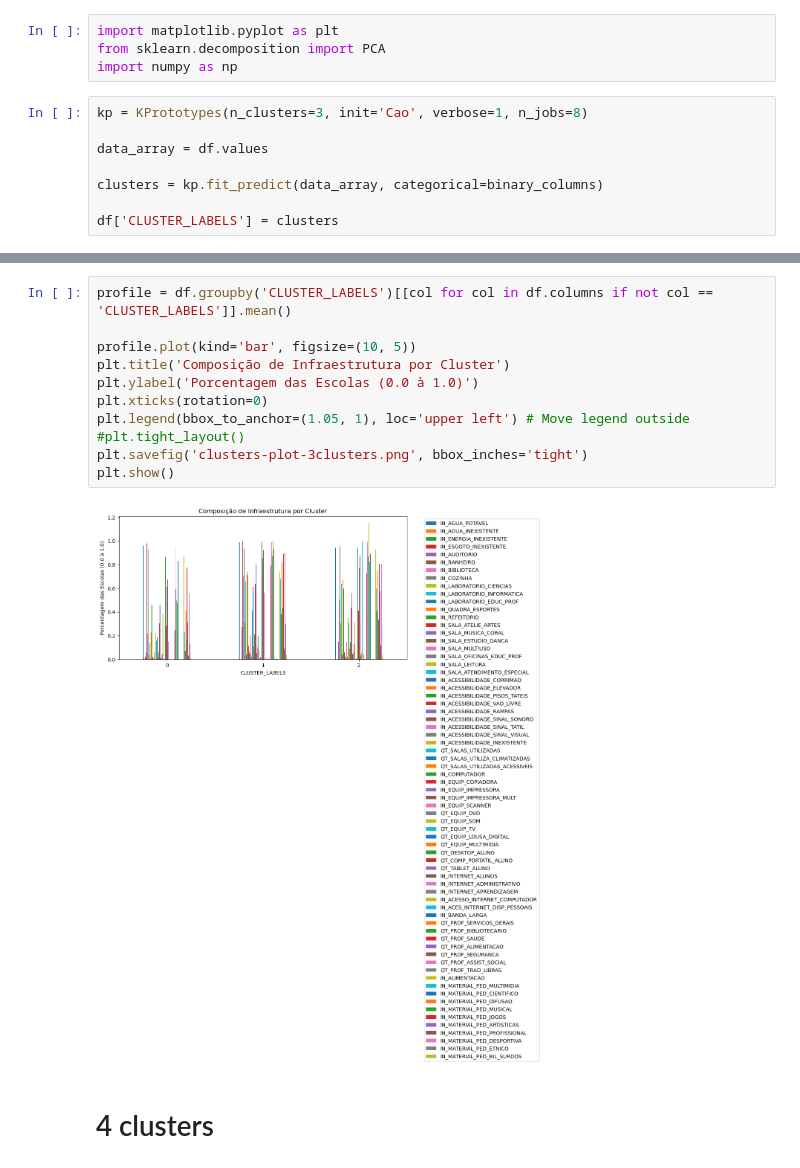
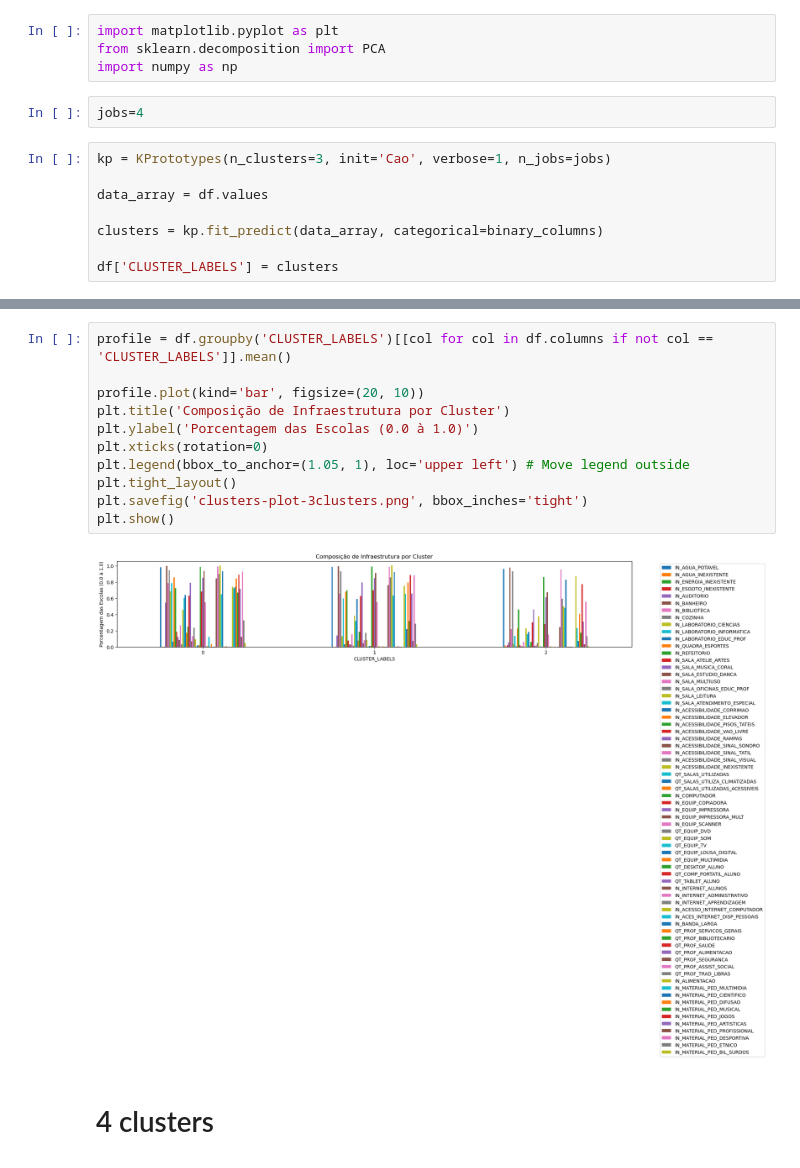
Before and after one commit to reisaraujo-miguel/trab2-ia-censo-ed-2023, a Jupyter notebook: trab2_ia_analise_censo_ed_2023.ipynb, the cells around one changed output, grey strips where cells are left out. Saved outputs shown, nothing was run; the diff lists cells and outputs as text.

```diff
--- a/trab2_ia_analise_censo_ed_2023.ipynb
+++ b/trab2_ia_analise_censo_ed_2023.ipynb
@@ -165,8 +163,10 @@ plt.show()
 import matplotlib.pyplot as plt
 from sklearn.decomposition import PCA
 import numpy as np
+# %%
+jobs=4
 # %%
-kp = KPrototypes(n_clusters=3, init='Cao', verbose=1, n_jobs=8)
+kp = KPrototypes(n_clusters=3, init='Cao', verbose=1, n_jobs=jobs)
 
 data_array = df.values
 
@@ -211,15 +211,15 @@ plt.show()
 # %%
 profile = df.groupby('CLUSTER_LABELS')[[col for col in df.columns if not col == 'CLUSTER_LABELS']].mean()
 
-profile.plot(kind='bar', figsize=(10, 5))
+profile.plot(kind='bar', figsize=(20, 10))
 plt.title('Composição de Infraestrutura por Cluster')
 plt.ylabel('Porcentagem das Escolas (0.0 à 1.0)')
 plt.xticks(rotation=0)
 plt.legend(bbox_to_anchor=(1.05, 1), loc='upper left') # Move legend outside
-#plt.tight_layout()
+plt.tight_layout()
 plt.savefig('clusters-plot-3clusters.png', bbox_inches='tight')
 plt.show()
 # %% [output]
-[figure, old version]
+[figure, new version]
 # %% [markdown]
 # 4 clusters
```
Also changed, not shown: parts of 20 cells of this notebook, 4 other files.
